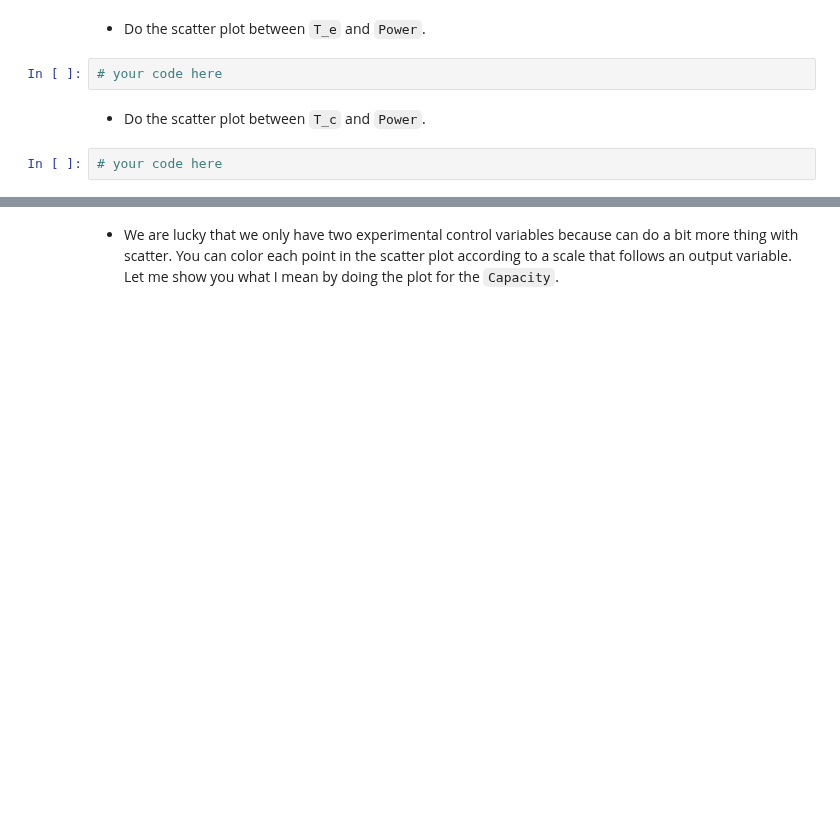
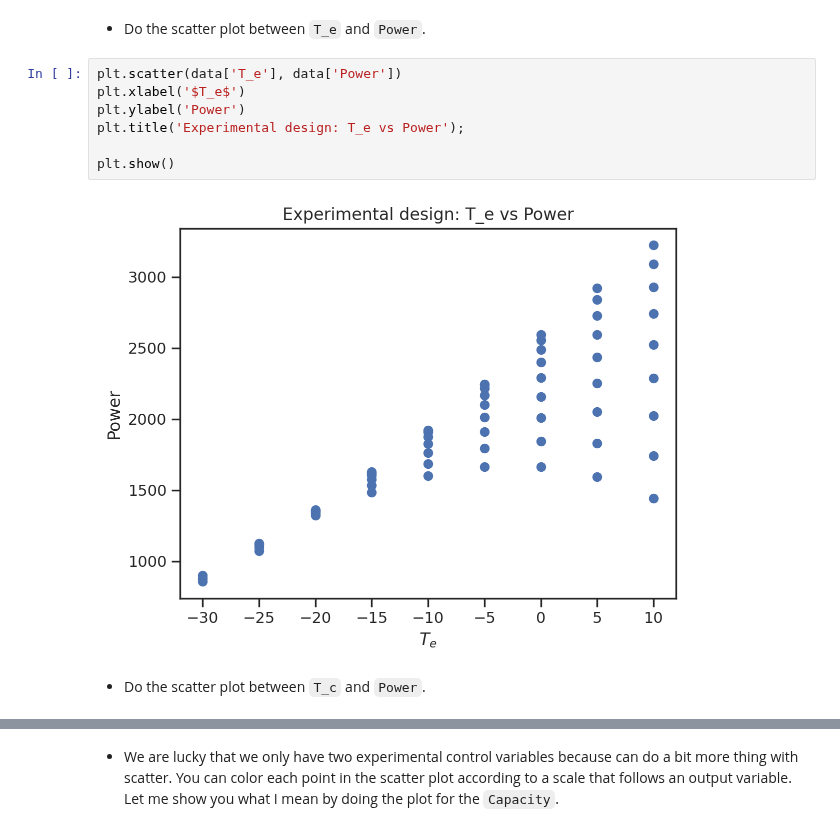
Before and after one commit to JamesKolb20k/Financier, a Jupyter notebook: lecture04/homework_04.ipynb, the cells around one changed output, grey strips where cells are left out. Saved outputs shown, nothing was run; the diff lists cells and outputs as text; blank space fills up the shorter version.

```diff
--- a/lecture04/homework_04.ipynb
+++ b/lecture04/homework_04.ipynb
@@ -64,8 +91,13 @@ Answer the following questions.
 # %% [markdown]
 + Do the scatter plot between `T_e` and `Power`.
-# %%
-# your code here
+# %%
+plt.scatter(data['T_e'], data['Power'])
+plt.xlabel('$T_e$')
+plt.ylabel('Power')
+plt.title('Experimental design: T_e vs Power');
+
+plt.show()
+# %% [output]
+[figure, added]
 # %% [markdown]
 + Do the scatter plot between `T_c` and `Power`.
-# %%
-# your code here
```
Also changed, not shown: parts of 16 cells of this notebook.
